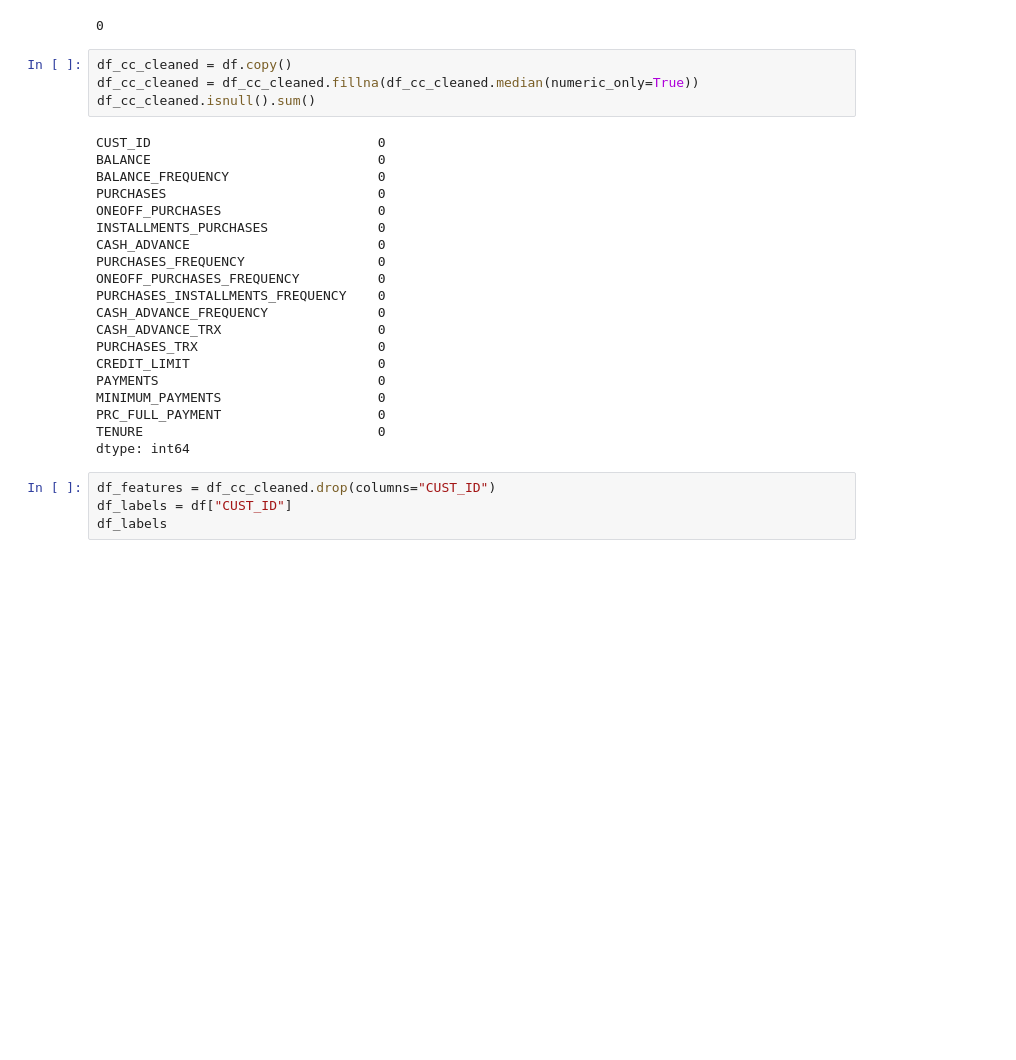
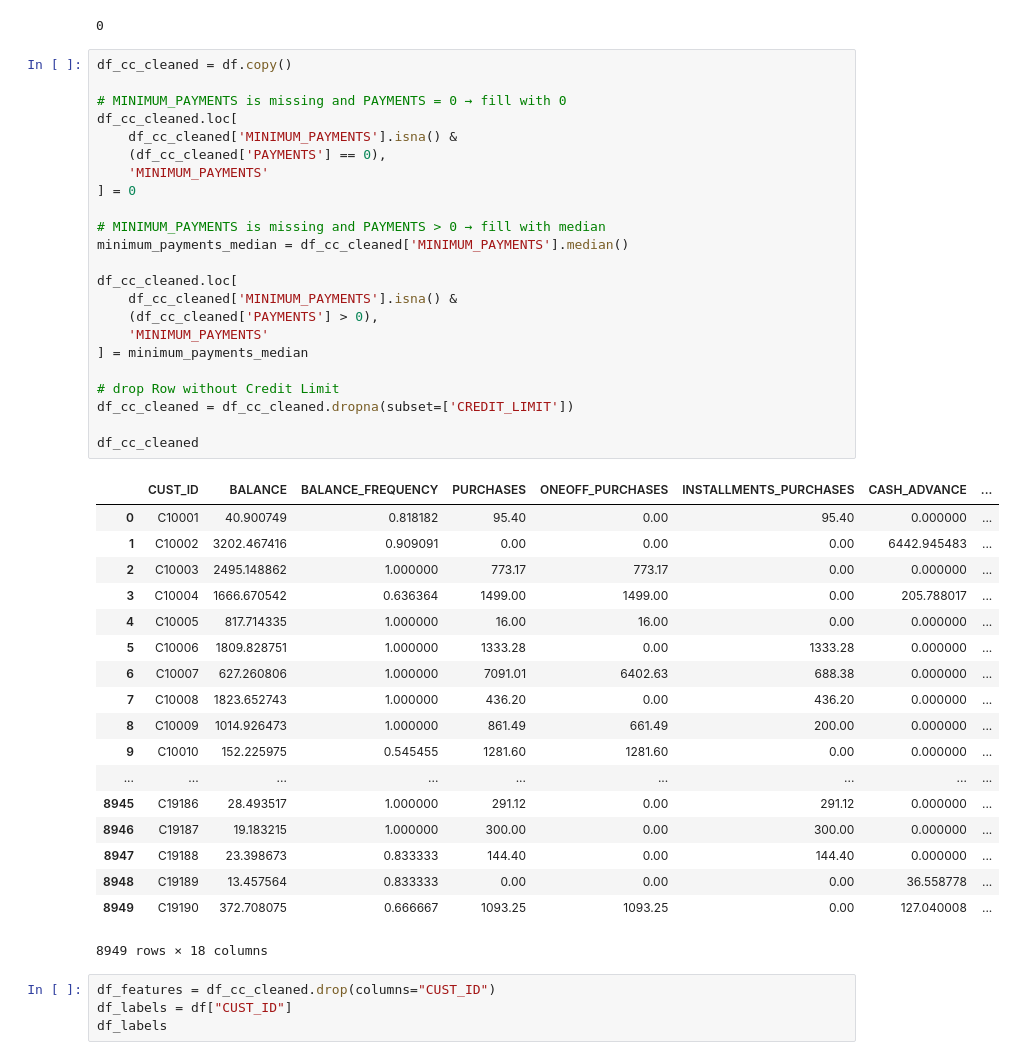
Before and after one commit to LudicrusTwrtle/Unsupervised_ML_Coursework, a Jupyter notebook: Assignment 2/Asg2_Group3_SebastianLevy_IdongesitOrok_MiracleOkojie.ipynb, the cells around one changed output. Cells and saved outputs as stored; diff of their text form; blank space fills up the shorter version.

Commit message:
Cleaned up the minimum paymentsd and credit limit better rather just replacing with median

```diff
--- a/Assignment 2/Asg2_Group3_SebastianLevy_IdongesitOrok_MiracleOkojie.ipynb
+++ b/Assignment 2/Asg2_Group3_SebastianLevy_IdongesitOrok_MiracleOkojie.ipynb
@@ -131,28 +131,46 @@ df.duplicated().sum()
 0
 # %%
 df_cc_cleaned = df.copy()
-df_cc_cleaned = df_cc_cleaned.fillna(df_cc_cleaned.median(numeric_only=True))
-df_cc_cleaned.isnull().sum()
+
+# MINIMUM_PAYMENTS is missing and PAYMENTS = 0 → fill with 0
+df_cc_cleaned.loc[
+    df_cc_cleaned['MINIMUM_PAYMENTS'].isna() &
+    (df_cc_cleaned['PAYMENTS'] == 0),
+    'MINIMUM_PAYMENTS'
+] = 0
+
+# MINIMUM_PAYMENTS is missing and PAYMENTS > 0 → fill with median
+minimum_payments_median = df_cc_cleaned['MINIMUM_PAYMENTS'].median()
+
+df_cc_cleaned.loc[
+    df_cc_cleaned['MINIMUM_PAYMENTS'].isna() &
+    (df_cc_cleaned['PAYMENTS'] > 0),
+    'MINIMUM_PAYMENTS'
+] = minimum_payments_median
+
+# drop Row without Credit Limit
+df_cc_cleaned = df_cc_cleaned.dropna(subset=['CREDIT_LIMIT'])
+
+df_cc_cleaned
 # %% [output]
+|  | CUST_ID | BALANCE | BALANCE_FREQUENCY | PURCHASES | ONEOFF_PURCHASES | INSTALLMENTS_PURCHASES | CASH_ADVANCE | ... |
+| 0 | C10001 | 40.900749 | 0.818182 | 95.40 | 0.00 | 95.40 | 0.000000 | ... |
+| 1 | C10002 | 3202.467416 | 0.909091 | 0.00 | 0.00 | 0.00 | 6442.945483 | ... |
+| 2 | C10003 | 2495.148862 | 1.000000 | 773.17 | 773.17 | 0.00 | 0.000000 | ... |
+| 3 | C10004 | 1666.670542 | 0.636364 | 1499.00 | 1499.00 | 0.00 | 205.788017 | ... |
+| 4 | C10005 | 817.714335 | 1.000000 | 16.00 | 16.00 | 0.00 | 0.000000 | ... |
+| 5 | C10006 | 1809.828751 | 1.000000 | 1333.28 | 0.00 | 1333.28 | 0.000000 | ... |
+| 6 | C10007 | 627.260806 | 1.000000 | 7091.01 | 6402.63 | 688.38 | 0.000000 | ... |
+| 7 | C10008 | 1823.652743 | 1.000000 | 436.20 | 0.00 | 436.20 | 0.000000 | ... |
+| 8 | C10009 | 1014.926473 | 1.000000 | 861.49 | 661.49 | 200.00 | 0.000000 | ... |
+| 9 | C10010 | 152.225975 | 0.545455 | 1281.60 | 1281.60 | 0.00 | 0.000000 | ... |
+| ... | ... | ... | ... | ... | ... | ... | ... | ... |
+| 8945 | C19186 | 28.493517 | 1.000000 | 291.12 | 0.00 | 291.12 | 0.000000 | ... |
+| 8946 | C19187 | 19.183215 | 1.000000 | 300.00 | 0.00 | 300.00 | 0.000000 | ... |
+| 8947 | C19188 | 23.398673 | 0.833333 | 144.40 | 0.00 | 144.40 | 0.000000 | ... |
+| 8948 | C19189 | 13.457564 | 0.833333 | 0.00 | 0.00 | 0.00 | 36.558778 | ... |
+| 8949 | C19190 | 372.708075 | 0.666667 | 1093.25 | 1093.25 | 0.00 | 127.040008 | ... |
-CUST_ID                             0
-BALANCE                             0
-BALANCE_FREQUENCY                   0
-PURCHASES                           0
-ONEOFF_PURCHASES                    0
-INSTALLMENTS_PURCHASES              0
-CASH_ADVANCE                        0
-PURCHASES_FREQUENCY                 0
-ONEOFF_PURCHASES_FREQUENCY          0
-PURCHASES_INSTALLMENTS_FREQUENCY    0
-CASH_ADVANCE_FREQUENCY              0
-CASH_ADVANCE_TRX                    0
-PURCHASES_TRX                       0
-CREDIT_LIMIT                        0
-PAYMENTS                            0
-MINIMUM_PAYMENTS                    0
-PRC_FULL_PAYMENT                    0
-TENURE                              0
-dtype: int64
+8949 rows × 18 columns
 # %%
 df_features = df_cc_cleaned.drop(columns="CUST_ID")
 df_labels = df["CUST_ID"]
```
